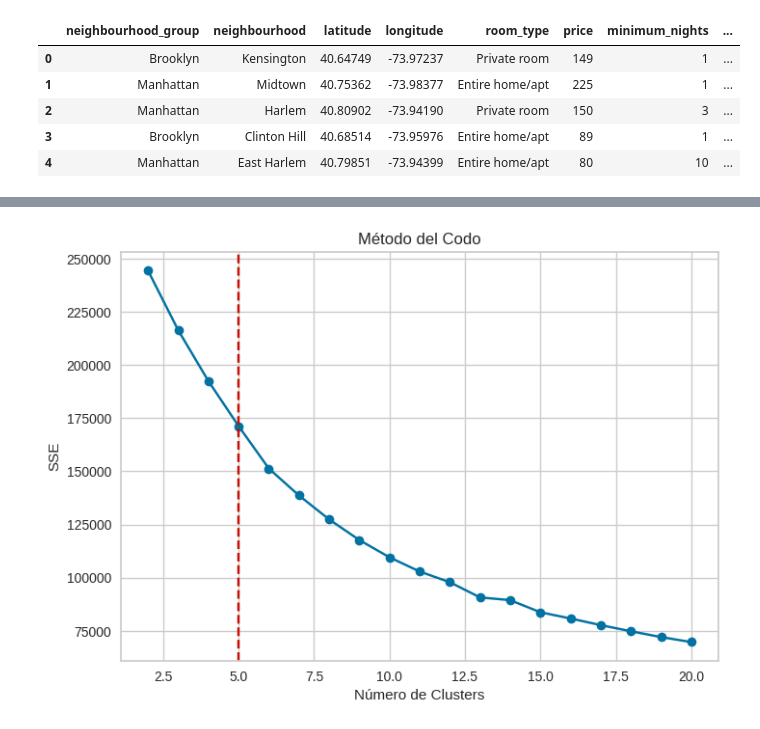
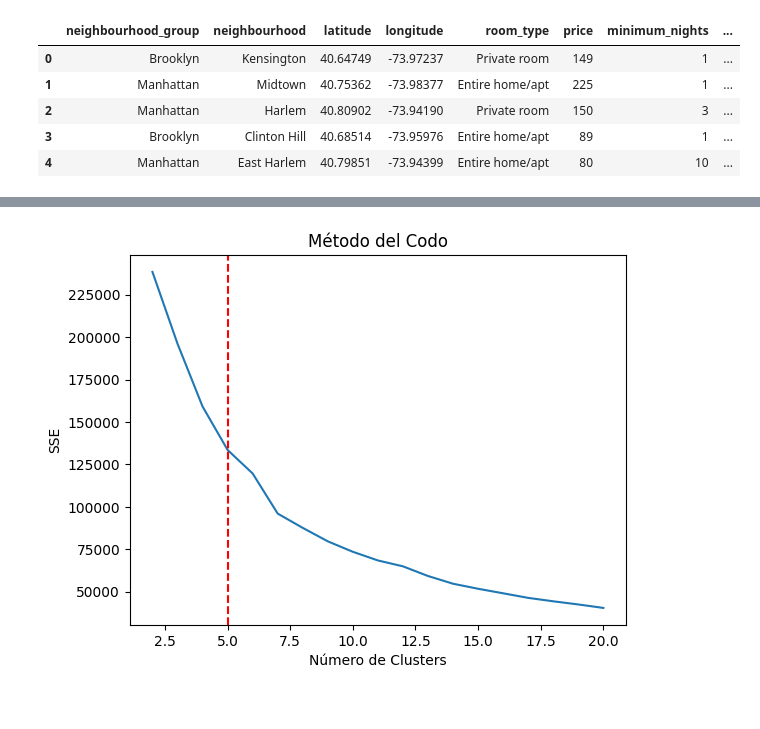
Before and after one commit to JoseDA0721/Ejercicio-Ebow, a Jupyter notebook: Taller_Prueba.ipynb, the cells around one changed output, grey strips where cells are left out. Drawn from its saved outputs; the diff is of its cells as text; code cells hidden in the pictures.

```diff
--- a/Taller_Prueba.ipynb
+++ b/Taller_Prueba.ipynb
@@ -184,10 +133,0 @@ msno.bar(df)
-# %%
-imputer = SimpleImputer(missing_values=np.nan, strategy='most_frequent')
-df['reviews_per_month'] = imputer.fit_transform(df['reviews_per_month'].values.reshape(-1, 1))
-
-# Handle 'last_review' separately since it's a datetime column
-df['last_review'] = pd.to_datetime(df['last_review'], errors='coerce')
-
-# Impute missing dates with a common strategy like filling with the most frequent date
-most_frequent_date = df['last_review'].mode()[0]
-df['last_review'].fillna(most_frequent_date, inplace=True)
@@ -194,3 +182,6 @@ df['last_review'].fillna(most_frequent_date, inplace=True)
+# %%
+# Rellenar los valores nulos en la columna 'reviews_per_month' con 0 y modificar el DataFrame en el lugar
+df['reviews_per_month'].fillna(0, inplace=True)
 # %%
 msno.bar(df)
 # %% [output]
@@ -261,0 +268,7 @@ X_scaled = standard_scaler.fit_transform(X)
+# %%
+# Seleccionar las características relevantes para el análisis o modelo y almacenarlas en una lista
+caracteristicas = ['price', 'minimum_nights','number_of_reviews', 'reviews_per_month', 'calculated_host_listings_count', 'availability_365']
+# Extraer las columnas especificadas en la lista 'caracteristicas' del DataFrame y almacenarlas en una nueva variable X
+X = df[caracteristicas]
+# Mostrar las primeras filas del DataFrame resultante con las características seleccionadas
+X.head()
@@ -262,15 +287,27 @@ X_scaled = standard_scaler.fit_transform(X)
 # %%
+# Ignorar advertencias durante la ejecución del código
 warnings.filterwarnings('ignore')
+# Inicializar una lista para almacenar la suma de errores al cuadrado (SSE) para diferentes números de clusters
 sse = []
+# Iterar sobre un rango de números de clusters desde 2 hasta 20
 for i in range(2, 21):
+    # Crear una instancia de KMeans con el número actual de clusters
     kmeans = KMeans(n_clusters=i)
+    # Ajustar el modelo KMeans a los datos escalados
     kmeans.fit(X_scaled)
+    # Almacenar la suma de errores al cuadrado (SSE) para el modelo actual
     sse.append(kmeans.inertia_)
-plt.plot(range(2, 21), sse, marker='o')
+# Graficar la SSE en función del número de clusters
+plt.plot(range(2, 21), sse)
+# Etiquetar el eje x
 plt.xlabel('Número de Clusters')
+# Etiquetar el eje y
 plt.ylabel('SSE')
+# Establecer el título del gráfico
 plt.title('Método del Codo')
+# Añadir una línea vertical en el número óptimo de clusters (5) para visualizar el punto de codo
 plt.axvline(x = 5, linestyle = '--', color = 'r', label = 'Número óptimo de clusters')
+# Mostrar el gráfico
 plt.show()
 # %% [output]
-[figure, old version]
+[figure, new version]
```
Also changed, not shown: parts of 44 cells of this notebook.
